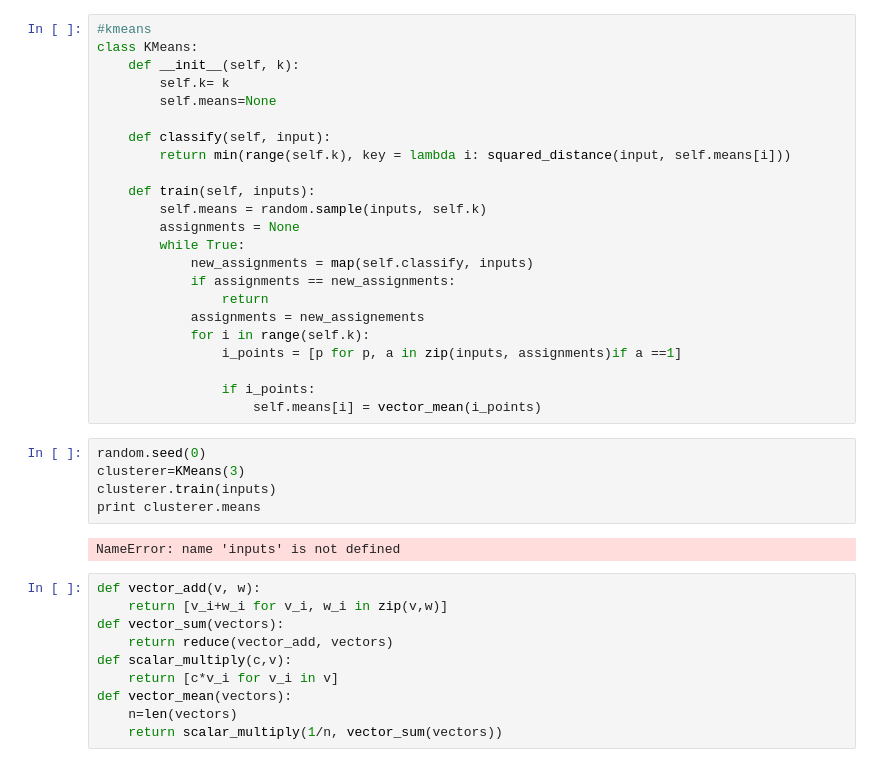
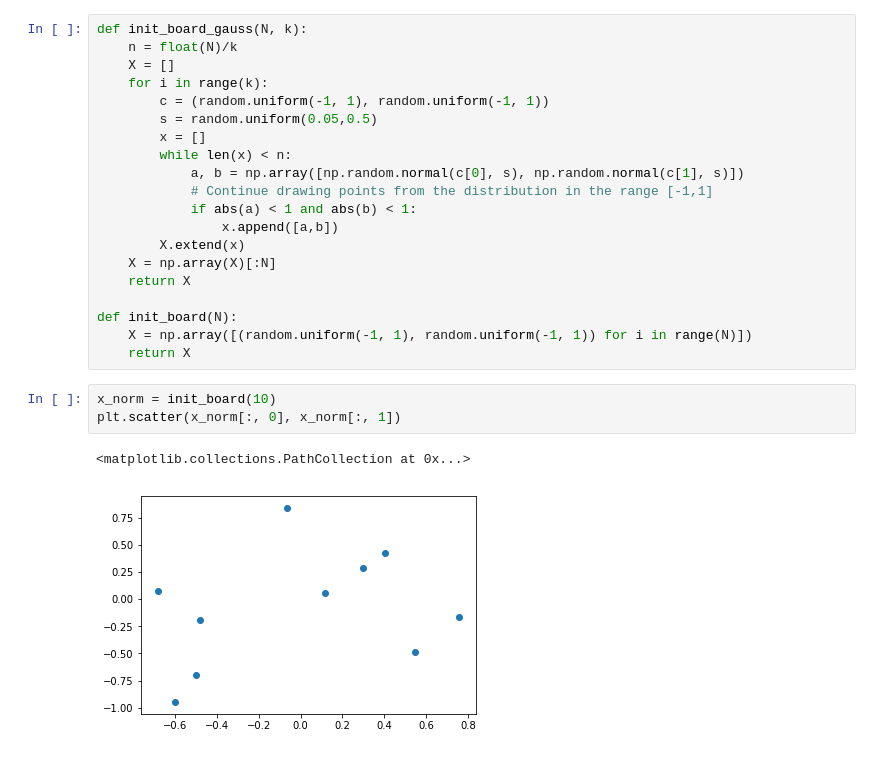
Before and after one commit to sreeder/Jupyter-Notebooks, a Jupyter notebook: notebooks/analytics/Clustering.ipynb, the cells around one changed output. Drawn from its saved outputs; the diff is of its cells as text.

```diff
--- a/notebooks/analytics/Clustering.ipynb
+++ b/notebooks/analytics/Clustering.ipynb
@@ -7,40 +17,26 @@ import matplotlib.pyplot as plt
-# %%
-#kmeans
-class KMeans:
-    def __init__(self, k):
-        self.k= k
-        self.means=None
-
-    def classify(self, input):
-        return min(range(self.k), key = lambda i: squared_distance(input, self.means[i]))
-
-    def train(self, inputs):
-        self.means = random.sample(inputs, self.k)
-        assignments = None
-        while True:
-            new_assignments = map(self.classify, inputs)
-            if assignments == new_assignments:
-                return
-            assignments = new_assignements
-            for i in range(self.k):
-                i_points = [p for p, a in zip(inputs, assignments)if a ==1]
-
-                if i_points:
-                    self.means[i] = vector_mean(i_points)
-# %%
-random.seed(0)
-clusterer=KMeans(3)
-clusterer.train(inputs)
-print clusterer.means
-# %% [output]
-NameError: name 'inputs' is not defined
-# %%
-def vector_add(v, w):
-    return [v_i+w_i for v_i, w_i in zip(v,w)]
-def vector_sum(vectors):
-    return reduce(vector_add, vectors)
-def scalar_multiply(c,v):
-    return [c*v_i for v_i in v]
-def vector_mean(vectors):
-    n=len(vectors)
-    return scalar_multiply(1/n, vector_sum(vectors))
+# %%
+def init_board_gauss(N, k):
+    n = float(N)/k
+    X = []
+    for i in range(k):
+        c = (random.uniform(-1, 1), random.uniform(-1, 1))
+        s = random.uniform(0.05,0.5)
+        x = []
+        while len(x) < n:
+            a, b = np.array([np.random.normal(c[0], s), np.random.normal(c[1], s)])
+            # Continue drawing points from the distribution in the range [-1,1]
+            if abs(a) < 1 and abs(b) < 1:
+                x.append([a,b])
+        X.extend(x)
+    X = np.array(X)[:N]
+    return X
+
+def init_board(N):
+    X = np.array([(random.uniform(-1, 1), random.uniform(-1, 1)) for i in range(N)])
+    return X
+# %%
+x_norm = init_board(10)
+plt.scatter(x_norm[:, 0], x_norm[:, 1])
+# %% [output]
+<matplotlib.collections.PathCollection at 0x...>
+[figure, added]
```
Also changed, not shown: parts of 7 cells of this notebook, 4 other files.
